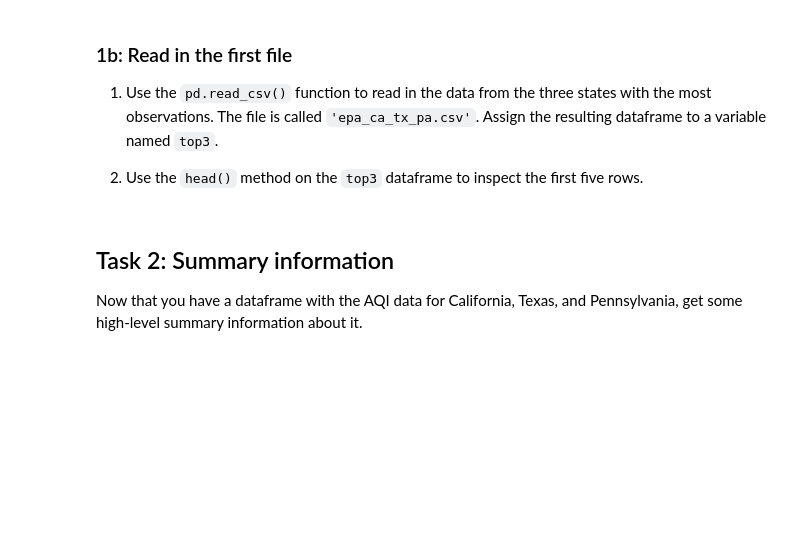
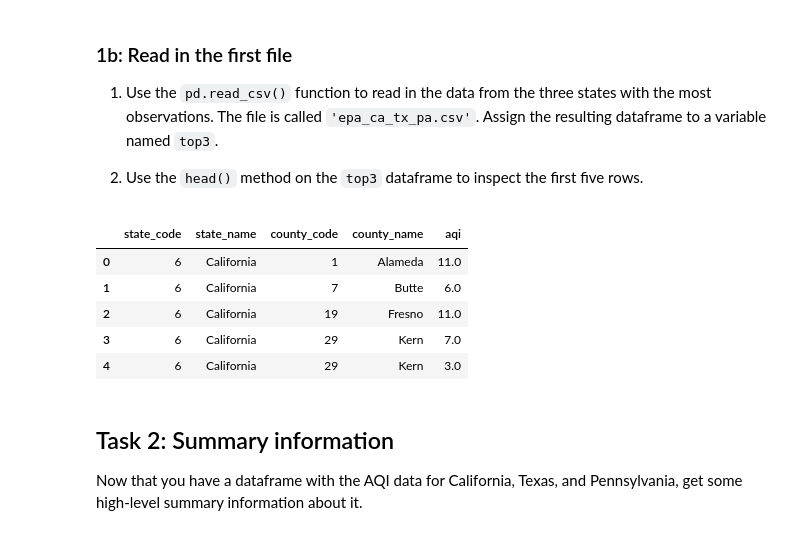
Before and after one commit to cyborgEneki/machine_learning_practice, a Jupyter notebook: air-qualities-project/Air_Quality_ Dataframes_pandas_classwork.ipynb, the cells around one changed output. Cells and saved outputs as stored; diff of their text form; code cells hidden in the pictures; blank space fills up the shorter version.

```diff
--- a/air-qualities-project/Air_Quality_ Dataframes_pandas_classwork.ipynb
+++ b/air-qualities-project/Air_Quality_ Dataframes_pandas_classwork.ipynb
@@ -26,10 +27,17 @@ Import pandas.
 2. Use the `head()` method on the `top3` dataframe to inspect the first five rows.
 # %%
 # 1. ### YOUR CODE HERE ###
-top3 =
+top3 = pd.read_csv('epa_ca_tx_pa.csv')
 
 # 2. ### YOUR CODE HERE ###
-top3.
+top3.head()
+# %% [output]
+|  | state_code | state_name | county_code | county_name | aqi |
+| 0 | 6 | California | 1 | Alameda | 11.0 |
+| 1 | 6 | California | 7 | Butte | 6.0 |
+| 2 | 6 | California | 19 | Fresno | 11.0 |
+| 3 | 6 | California | 29 | Kern | 7.0 |
+| 4 | 6 | California | 29 | Kern | 3.0 |
 # %% [markdown]
 ## Task 2: Summary information
 
```
Also changed, not shown: parts of 14 cells of this notebook, 1 other file.
